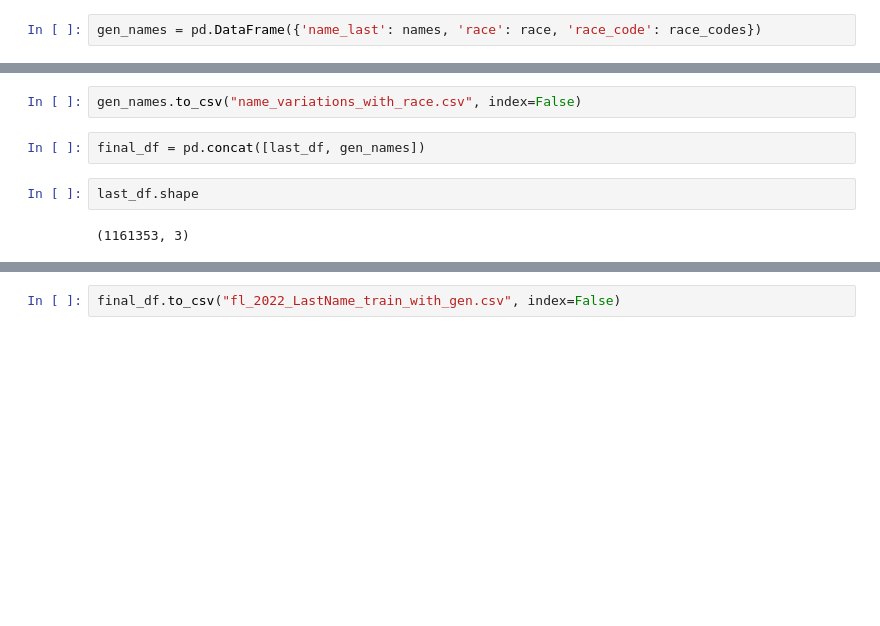
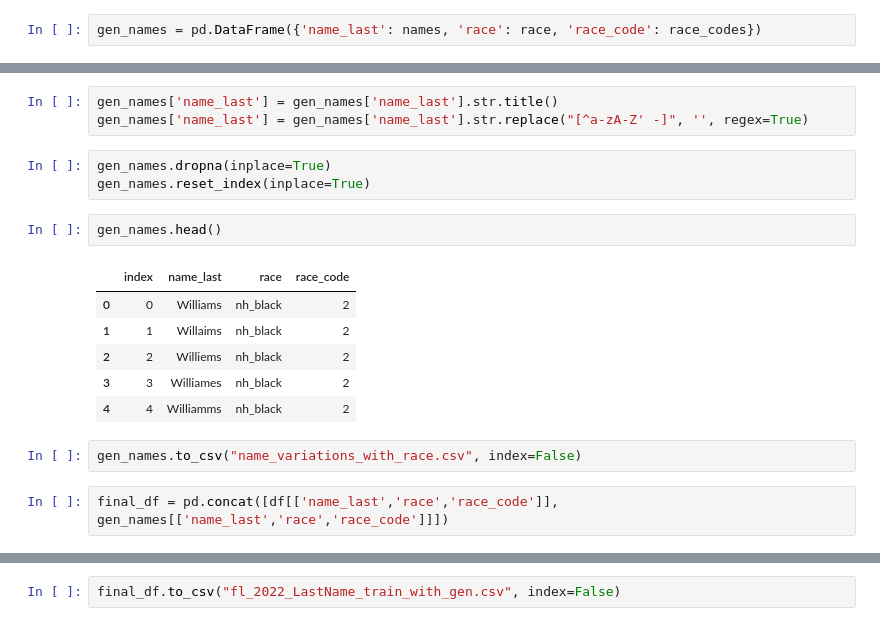
Before and after one commit to appeler/ethnicolr_v2, a Jupyter notebook: notebooks/8.0_lastname_variations.ipynb, the cells around one changed output, grey strips where cells are left out. Drawn from its saved outputs; the diff is of its cells as text; blank space fills up the shorter version.

```diff
--- a/notebooks/8.0_lastname_variations.ipynb
+++ b/notebooks/8.0_lastname_variations.ipynb
@@ -529,8 +433,19 @@ gen_names.sample(n=10)
+# %%
+gen_names['name_last'] = gen_names['name_last'].str.title()
+gen_names['name_last'] = gen_names['name_last'].str.replace("[^a-zA-Z' -]", '', regex=True)
+# %%
+gen_names.dropna(inplace=True)
+gen_names.reset_index(inplace=True)
+# %%
+gen_names.head()
+# %% [output]
+|  | index | name_last | race | race_code |
+| 0 | 0 | Williams | nh_black | 2 |
+| 1 | 1 | Willaims | nh_black | 2 |
+| 2 | 2 | Williems | nh_black | 2 |
+| 3 | 3 | Williames | nh_black | 2 |
+| 4 | 4 | Williamms | nh_black | 2 |
 # %%
 gen_names.to_csv("name_variations_with_race.csv", index=False)
 # %%
-final_df = pd.concat([last_df, gen_names])
+final_df = pd.concat([df[['name_last','race','race_code']], gen_names[['name_last','race','race_code']]])
-# %%
-last_df.shape
-# %% [output]
-(1161353, 3)
```
Also changed, not shown: parts of 36 cells of this notebook, 1 other file.
